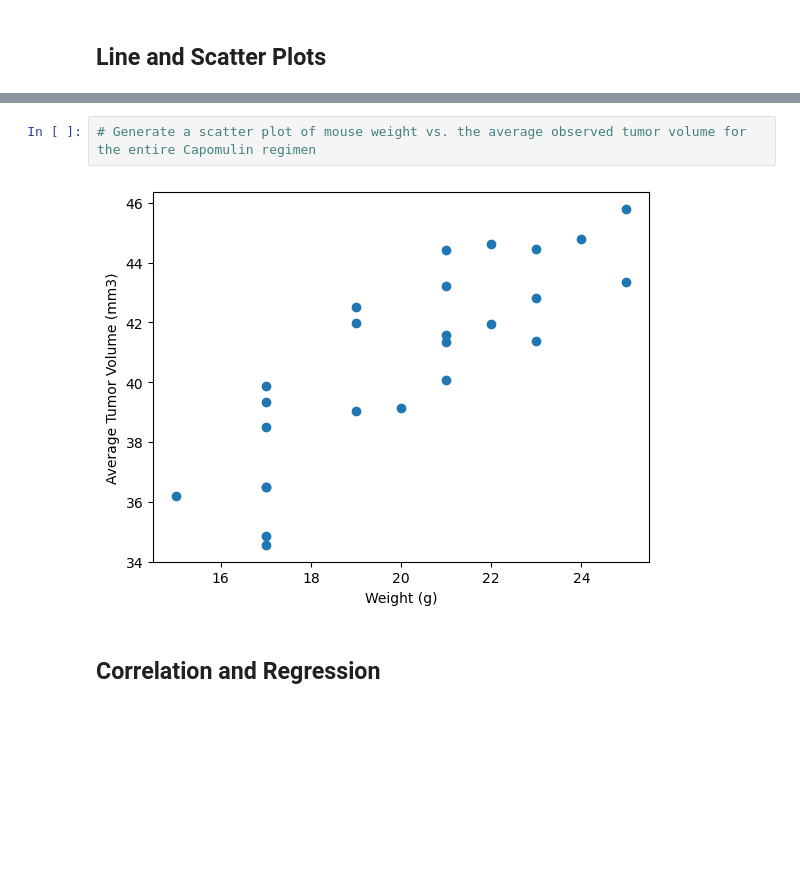
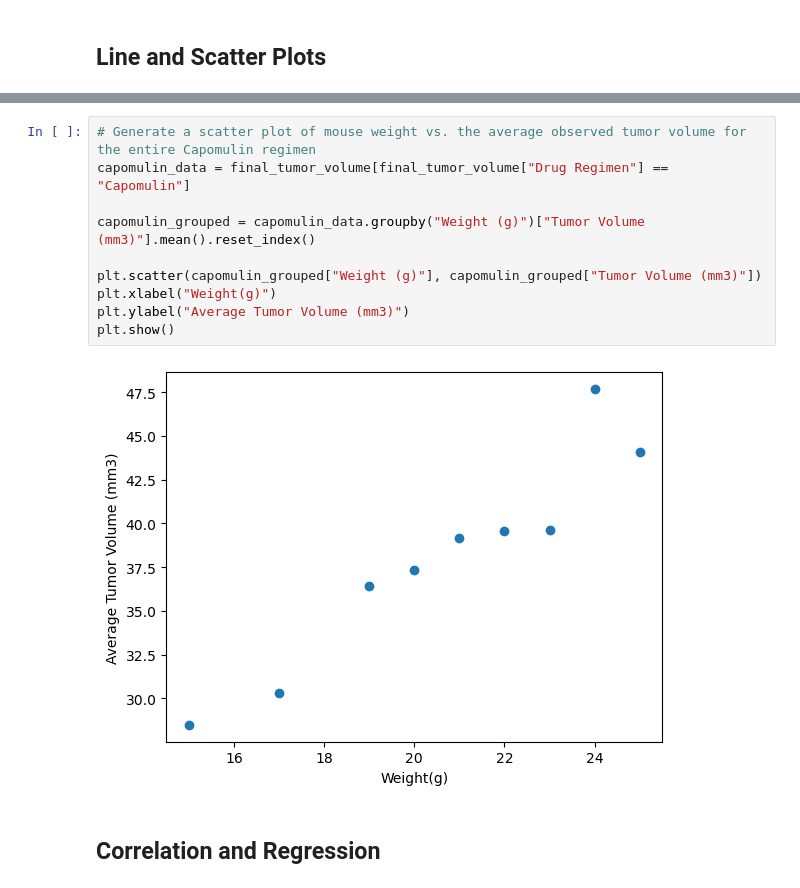
Before and after one commit to kellamchris/matplotlib_challenge, a Jupyter notebook: Pymaceuticals/pymaceuticals_starter.ipynb, the cells around one changed output, grey strips where cells are left out. Saved outputs shown, nothing was run; the diff lists cells and outputs as text; blank space fills up the shorter version.

Commit message:
finished making line and scatter plots

```diff
--- a/Pymaceuticals/pymaceuticals_starter.ipynb
+++ b/Pymaceuticals/pymaceuticals_starter.ipynb
@@ -243,7 +254,15 @@ Text(0, 0.5, 'Final Tumor Volume (mm3)')
 # %%
 # Generate a scatter plot of mouse weight vs. the average observed tumor volume for the entire Capomulin regimen
+capomulin_data = final_tumor_volume[final_tumor_volume["Drug Regimen"] == "Capomulin"]
+
+capomulin_grouped = capomulin_data.groupby("Weight (g)")["Tumor Volume (mm3)"].mean().reset_index()
+
+plt.scatter(capomulin_grouped["Weight (g)"], capomulin_grouped["Tumor Volume (mm3)"])
+plt.xlabel("Weight(g)")
+plt.ylabel("Average Tumor Volume (mm3)")
+plt.show()
 # %% [output]
-[figure, old version]
+[figure, new version]
 # %% [markdown]
 ## Correlation and Regression
 # %%
```
Also changed, not shown: parts of 2 cells of this notebook, 1 other file.
